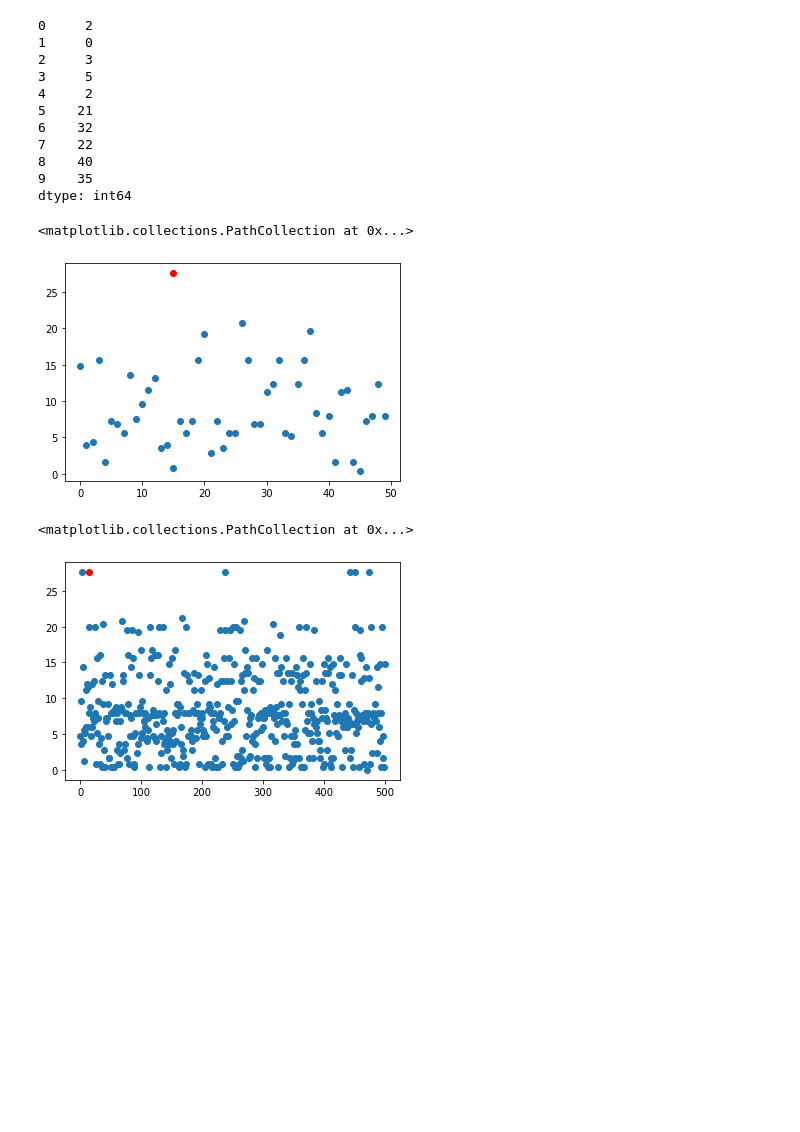
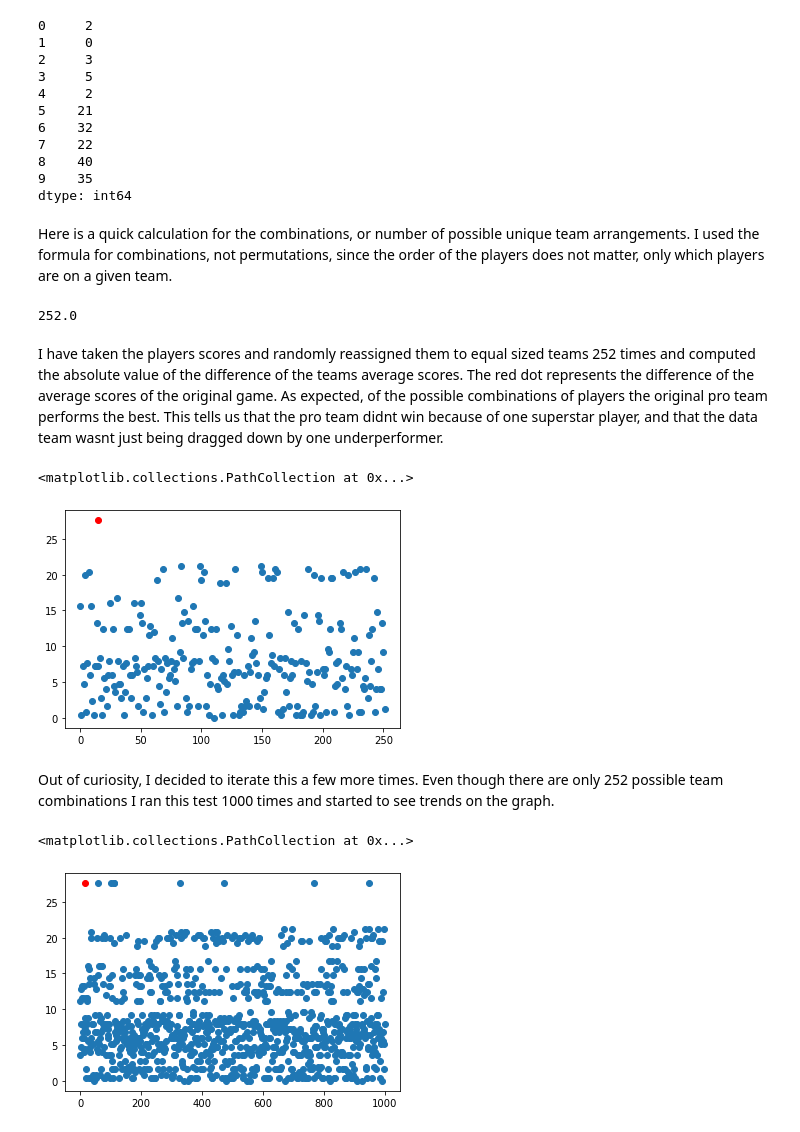
Before and after one commit to nathaniel-j/bball-permutations, a Jupyter notebook: bball teams.ipynb, the cells around one changed output. Saved outputs shown, nothing was run; the diff lists cells and outputs as text; code cells hidden in the pictures; blank space fills up the shorter version.

```diff
--- a/bball teams.ipynb
+++ b/bball teams.ipynb
@@ -46,37 +54,61 @@ allplayers
 8    40
 9    35
 dtype: int64
+# %% [markdown]
+Here is a quick calculation for the combinations, or number of possible unique team arrangements. I used the formula for combinations, not permutations, since the order of the players does not matter, only which players are on a given team.
+# %%
+def fact(n):
+    x = n
+    l = n
+    for v in range(1,n):
+        if l != 0:
+            x*=(n-v)
+            l-=1
+    return(x)
+
+n=10
+k=5
+number_of_players = n
+players_per_team = k
+team_combinations = fact(n) / (fact(n-k)*fact(k))
+print(team_combinations)
+# %% [output]
+252.0
 # %%
-means50 = []
-for n in range(50):
+means252 = []
+for n in range(252):
     order = np.random.permutation(allplayers)
     a = sum(order[:5])/len(order[:5])
     b = sum(order[5:])/len(order[5:])
     if a>=b:
-        means50.append(a-b)
+        means252.append(a-b)
     else:
-        means50.append(b-a)
+        means252.append(b-a)
+# %% [markdown]
+I have taken the players scores and randomly reassigned them to equal sized teams 252 times and computed the absolute value of the difference of the teams average scores. The red dot represents the difference of the average scores of the original game. As expected, of the possible combinations of players the original pro team performs the best. This tells us that the pro team didnt win because of one superstar player, and that the data team wasnt just being dragged down by one underperformer.
 # %%
-meanies = pd.Series(means50)
+meanies = pd.Series(means252)
 plt.scatter(x=meanies.index, y=meanies)
 plt.scatter(x=15, y=mean_difference, c='r')
 # %% [output]
 <matplotlib.collections.PathCollection at 0x...>
-[figure, old version]
+[figure, new version]
+# %% [markdown]
+Out of curiosity, I decided to iterate this a few more times. Even though there are only 252 possible team combinations I ran this test 1000 times and started to see trends on the graph.
 # %%
-means500 = []
-for n in range(500):
+means1000 = []
+for n in range(1000):
     order = np.random.permutation(allplayers)
     a = sum(order[:5])/len(order[:5])
     b = sum(order[5:])/len(order[5:])
     if a>=b:
-        means500.append(a-b)
+        means1000.append(a-b)
     else:
-        means500.append(b-a)
+        means1000.append(b-a)
 
-meanies = pd.Series(means500)
+meanies = pd.Series(means1000)
 plt.scatter(x=meanies.index, y=meanies)
 plt.scatter(x=15, y=mean_difference, c='r')
 # %% [output]
 <matplotlib.collections.PathCollection at 0x...>
-[figure, old version]
+[figure, new version]
```
Also changed, not shown: parts of 23 cells of this notebook.
